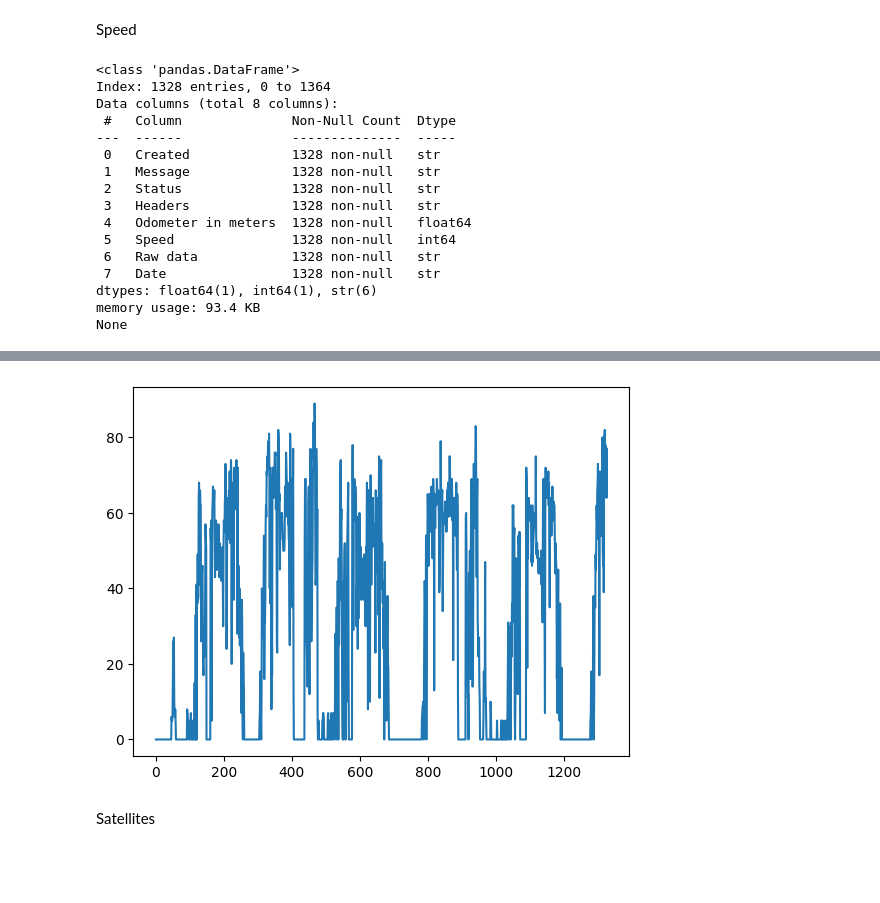
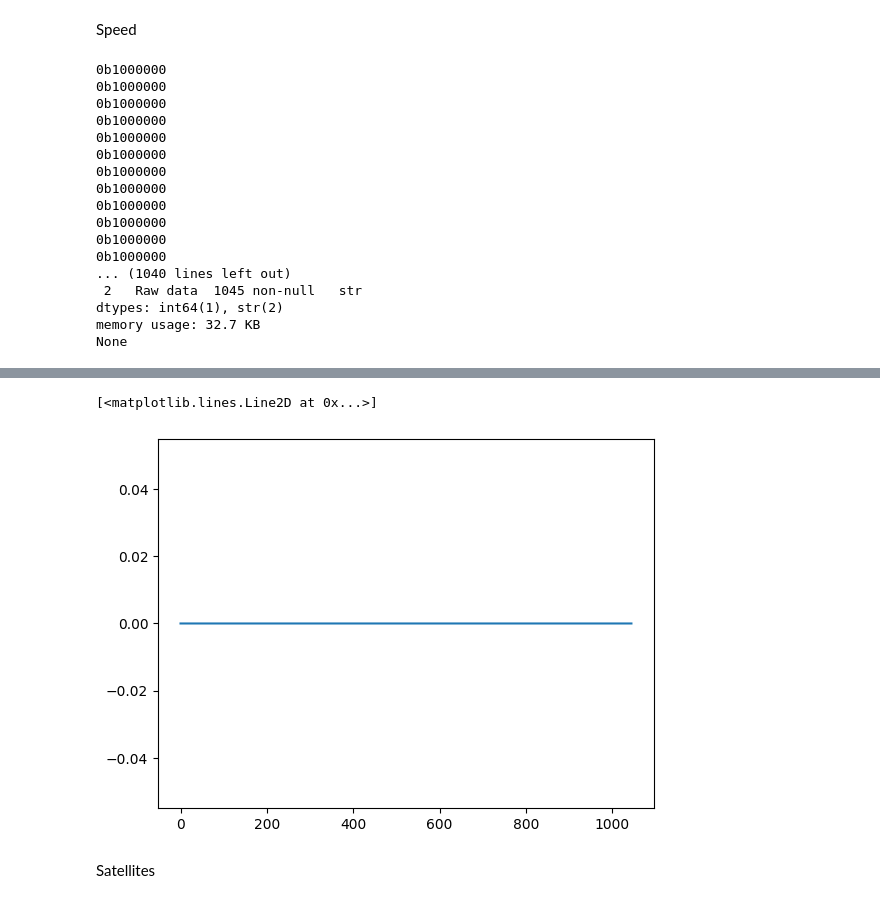
Before and after one commit to jlhb1984/Zonar_projects, a Jupyter notebook: notebooks/templates/topfly_pioneer_decoder.ipynb, the cells around one changed output, grey strips where cells are left out. Drawn from its saved outputs; the diff is of its cells as text; code cells hidden in the pictures; blank space fills up the shorter version.

Commit message:
Speed section updated for notebooks

```diff
--- a/notebooks/templates/topfly_pioneer_decoder.ipynb
+++ b/notebooks/templates/topfly_pioneer_decoder.ipynb
@@ -4,7 +4,7 @@ import numpy as np
 import seaborn as sns
 import matplotlib.pyplot as plt
 # %%
-raw_data=pd.read_excel(r'C:\Users\Jose.Hurtado\Documents\Zonar_projects\data\trans_conc\Export.xlsx')
+raw_data=pd.read_excel(r'C:\Users\Jose.Hurtado\Documents\Zonar_projects\data\transmarcas\Export.xlsx')
 raw_data.info()
 # %% [output]
 <class 'pandas.DataFrame'>
@@ -135,40 +135,49 @@ Speed
 unit_13=raw_data[raw_data['Status'].str.contains('0x252513')]
 unit_14=raw_data[raw_data['Status'].str.contains('0x252514')]
 unit_aux=pd.concat([unit_13,unit_14])
-unit_aux['Odometer in meters']=0.0
+#unit_aux['Odometer in meters']=0.0
 speed=[]
 date=[]
 raw=[]
+unit_speed=pd.DataFrame()
 unit=pd.DataFrame()
 
 for i in range(0,unit_aux.shape[0]):
-    speed.append(int(unit_aux.iloc[i,2][142:145]))
-    date.append(unit_aux.iloc[i,2][106:118])
-    raw.append(unit_aux.iloc[i,2])
+    try:
+        lbs_ind=(bin(int(unit_aux.iloc[i,2][50:52],16) & 64))
+        if lbs_ind=='0b1000000':
+            speed.append(int(unit_aux.iloc[i,2][142:145]))
+            date.append(unit_aux.iloc[i,2][106:118])
+            raw.append(unit_aux.iloc[i,2])
+            print(lbs_ind)
 
-unit_aux['Speed']=speed
-unit_aux['Raw data']=raw
-unit_aux['Date']=date
+    except:
+        pass
 
-unit=unit_aux.sort_values('Date',ascending=True)
+unit_speed['Speed']=speed
+unit_speed['Date']=date
+unit_speed['Raw data']=raw
+
+unit=unit_speed.sort_values('Date',ascending=True)
 
 print(unit.info())
 # %% [output]
-<class 'pandas.DataFrame'>
-Index: 1328 entries, 0 to 1364
-Data columns (total 8 columns):
- #   Column              Non-Null Count  Dtype
----  ------              --------------  -----
- 0   Created             1328 non-null   str
- 1   Message             1328 non-null   str
- 2   Status              1328 non-null   str
- 3   Headers             1328 non-null   str
- 4   Odometer in meters  1328 non-null   float64
- 5   Speed               1328 non-null   int64
- 6   Raw data            1328 non-null   str
- 7   Date                1328 non-null   str
-dtypes: float64(1), int64(1), str(6)
-memory usage: 93.4 KB
+0b1000000
+0b1000000
+0b1000000
+0b1000000
+0b1000000
+0b1000000
+0b1000000
+0b1000000
+0b1000000
+0b1000000
+0b1000000
+0b1000000
+... (1040 lines left out)
+ 2   Raw data  1045 non-null   str
+dtypes: int64(1), str(2)
+memory usage: 32.7 KB
 None
 # %%
 y_axis=[]
@@ -178,10 +187,11 @@ raw_data_=[]
 
 for i in range(0,unit.shape[0]):
     #print(float(fsq694_m_odometer.iloc[i,6][8:15]))
-    y_axis.append(float(unit.iloc[i,5]))
+    y_axis.append(float(unit.iloc[i,0]))
     x_axis.append(i)
-    date.append(unit.iloc[i,5])
-    raw_data_.append(unit.iloc[i,4])
+    date.append(unit.iloc[i,1])
+    raw_data_.append(unit.iloc[i,2])
+    print(raw_data_[i])
 
 plt.plot(x_axis,y_axis)
 # %% [output]
@@ -189,4 +215,5 @@ plt.plot(x_axis,y_axis)
+[<matplotlib.lines.Line2D at 0x...>]
-[figure, old version]
+[figure, new version]
 # %% [markdown]
 Satellites
 # %%
```
Also changed, not shown: parts of 11 cells of this notebook, 11 other files.
